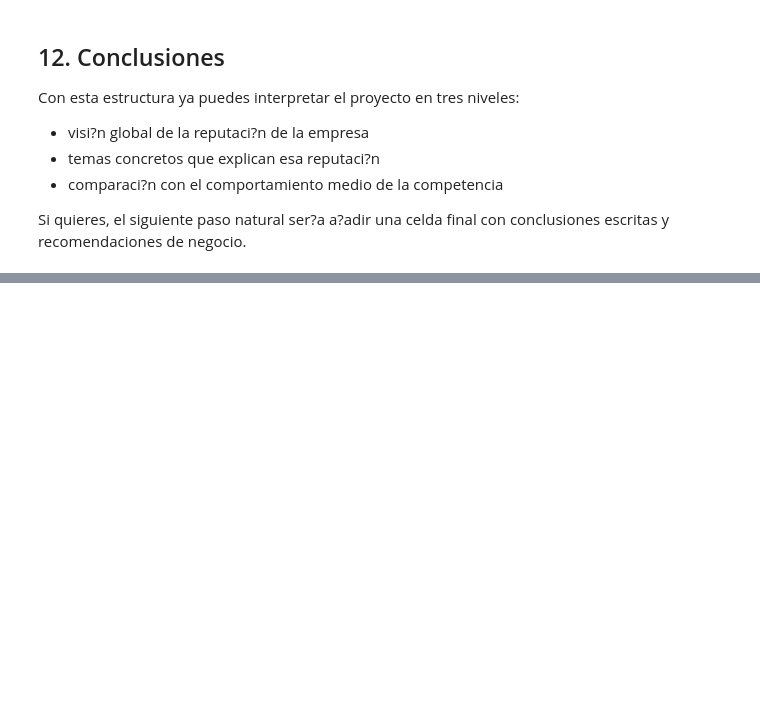
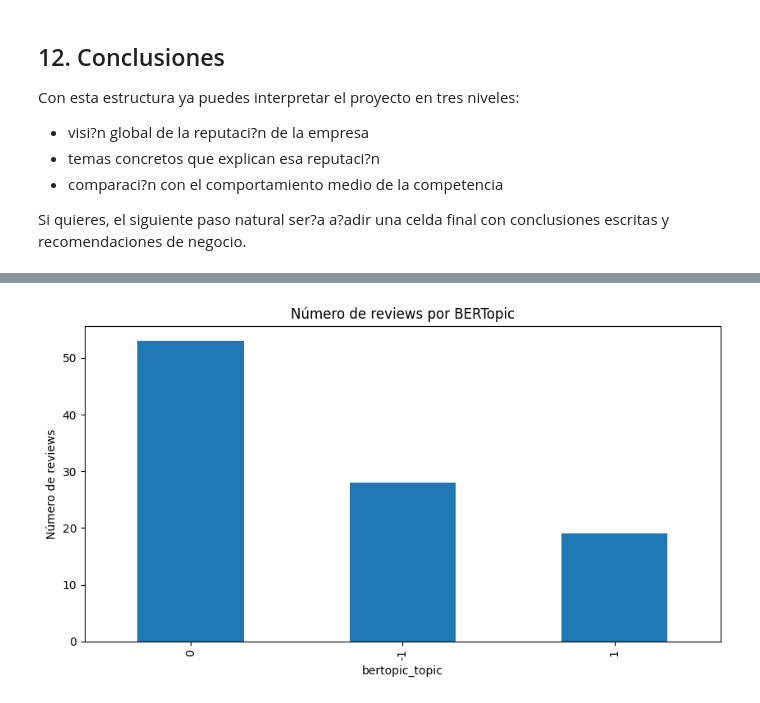
Before and after one commit to OscarFdz24/Proyecto_DeepLearning_NLP_Oscar_Fernandez, a Jupyter notebook: Review_NLP.ipynb, the cells around one changed output, grey strips where cells are left out. Drawn from its saved outputs; the diff is of its cells as text; code cells hidden in the pictures; blank space fills up the shorter version.

Commit message:
Bertopic añadido y en proceso de interpretacion y validacion

```diff
--- a/Review_NLP.ipynb
+++ b/Review_NLP.ipynb
@@ -434,0 +481,14 @@ Si quieres, el siguiente paso natural ser?a a?adir una celda final con conclusio
+# %%
+stopwords = set(ENGLISH_STOP_WORDS)
+
+def limpiar_topics(texto):
+    palabras = texto.split()
+    palabras = [w for w in palabras if w not in stopwords]
+    return " ".join(palabras)
+
+df_empresa["text_topics"] = df_empresa["text"].apply(limpiar_topics)
+# %%
+topic_model_emp = BERTopic(language="english", calculate_probabilities=True, verbose=True)
+topics_emp, probs_emp = topic_model_emp.fit_transform(df_empresa["text_topics"].tolist())
+
+df_empresa["bertopic_topic"] = topics_emp
@@ -434,0 +535,10 @@ Si quieres, el siguiente paso natural ser?a a?adir una celda final con conclusio
+# %%
+df_empresa["bertopic_topic"].value_counts().sort_index()
+
+df_empresa["bertopic_topic"].value_counts().sort_values(ascending=False).plot(
+    kind="bar", figsize=(10, 5), title="Número de reviews por BERTopic"
+)
+plt.ylabel("Número de reviews")
+plt.show()
+# %% [output]
+[figure, added]
```
Also changed, not shown: parts of 18 cells of this notebook.
